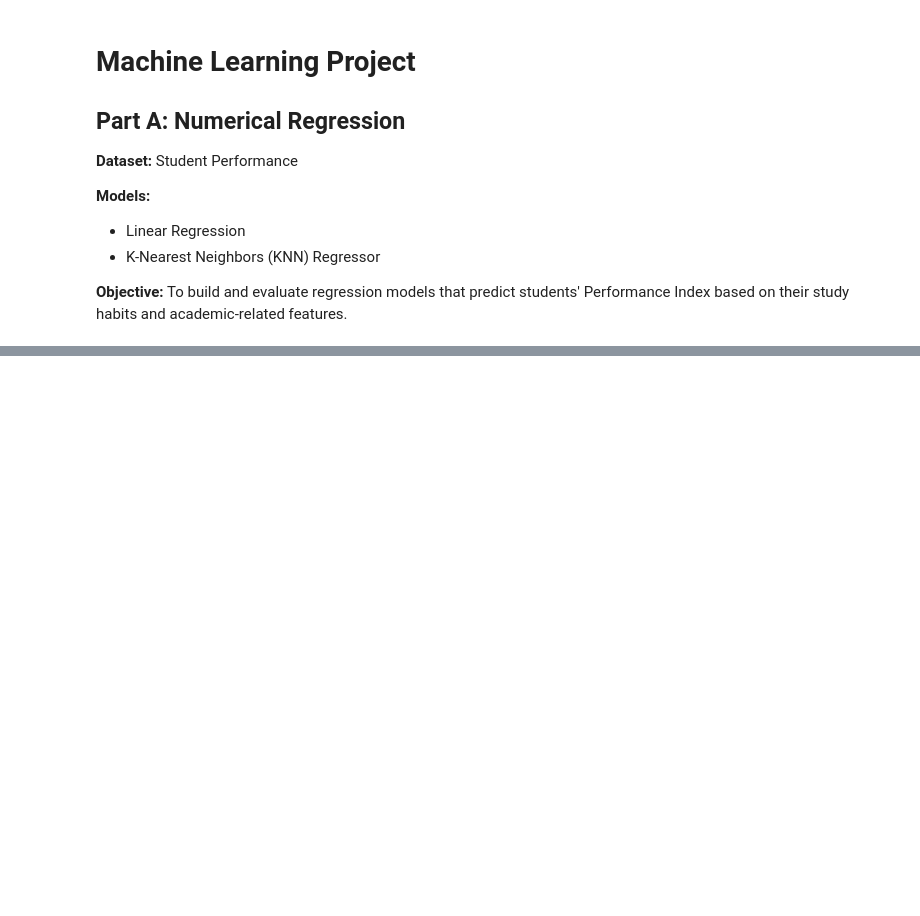
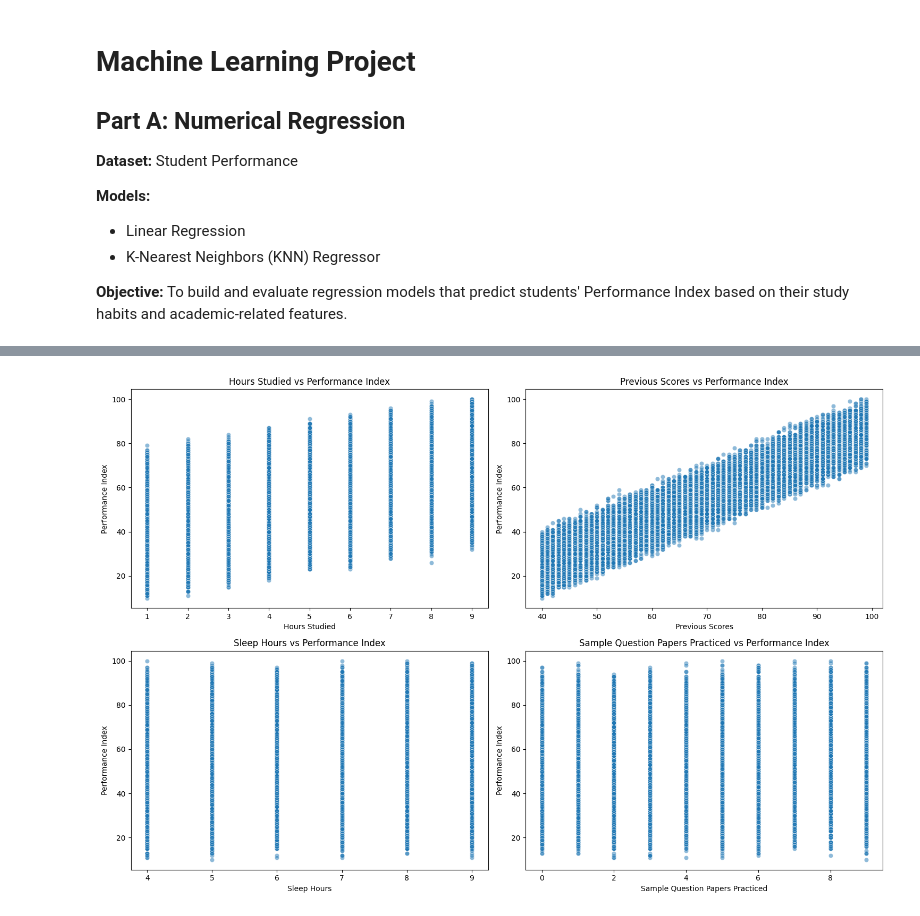
Before and after one commit to janamaher30/Machine-Learning-Project-, a Jupyter notebook: Part_A_Regression.ipynb, the cells around one changed output, grey strips where cells are left out. Drawn from its saved outputs; the diff is of its cells as text; code cells hidden in the pictures; blank space fills up the shorter version.

```diff
--- a/Part_A_Regression.ipynb
+++ b/Part_A_Regression.ipynb
@@ -38,0 +187,23 @@ Shape: (10000, 6)
+# %%
+features = [
+    "Hours Studied",
+    "Previous Scores",
+    "Sleep Hours",
+    "Sample Question Papers Practiced"
+]
+plt.figure(figsize=(15, 10))
+for i, column in enumerate(features, 1):
+    plt.subplot(2, 2, i)
+    sns.scatterplot(
+        x=df[column],
+        y=df["Performance Index"],
+        alpha=0.5
+    )
+    plt.title(f"{column} vs Performance Index")
+    plt.xlabel(column)
+    plt.ylabel("Performance Index")
+plt.tight_layout()
+plt.savefig(f"{plots_path}/scatter_plots.png")
+plt.show()
+# %% [output]
+[figure, added]
```
Also changed, not shown: parts of 27 cells of this notebook.
